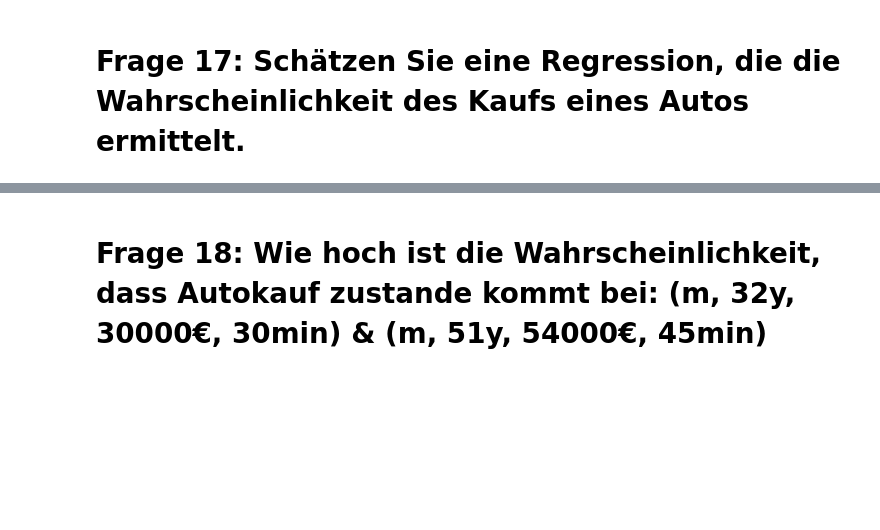
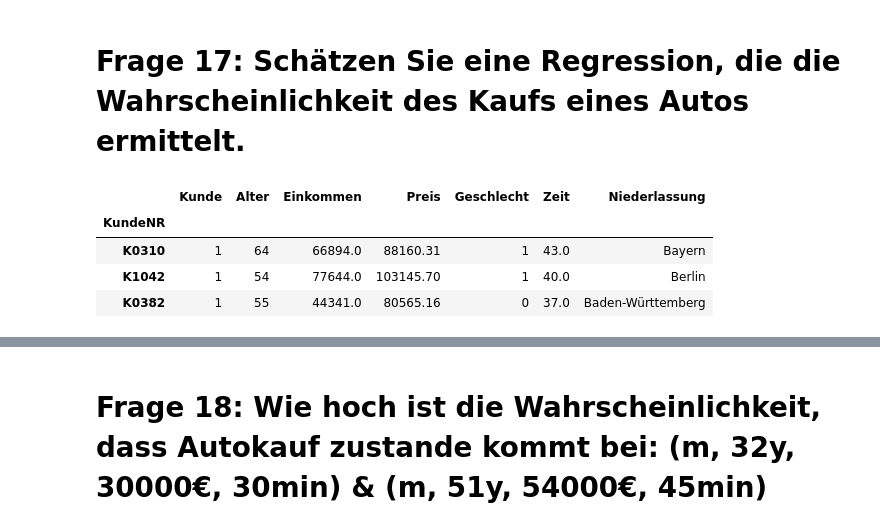
Before and after one commit to Dennis130301/final_projectWS23_Group1, a Jupyter notebook: Projekt_Group1.ipynb, the cells around one changed output, grey strips where cells are left out. Drawn from its saved outputs; the diff is of its cells as text; code cells hidden in the pictures; blank space fills up the shorter version.

```diff
--- a/Projekt_Group1.ipynb
+++ b/Projekt_Group1.ipynb
@@ -829,6 +915,12 @@ Einkommen hat das größte Beta [0;1] und beeinflusst daher den Preis des Autos
 # %% [markdown]
 # Frage 17: Schätzen Sie eine Regression, die die Wahrscheinlichkeit des Kaufs eines Autos ermittelt.
 # %%
-merged_df.head(5)
+merged_df.head(3)
+# %% [output]
+|  | Kunde | Alter | Einkommen | Preis | Geschlecht | Zeit | Niederlassung |
+| KundeNR |  |  |  |  |  |  |  |
+| K0310 | 1 | 64 | 66894.0 | 88160.31 | 1 | 43.0 | Bayern |
+| K1042 | 1 | 54 | 77644.0 | 103145.70 | 1 | 40.0 | Berlin |
+| K0382 | 1 | 55 | 44341.0 | 80565.16 | 0 | 37.0 | Baden-Württemberg |
 # %%
 reg1 = smf.logit("Kunde ~ Alter + Einkommen + Geschlecht + Zeit", data = merged_df).fit()
```
Also changed, not shown: parts of 17 cells of this notebook, 4 other files.
